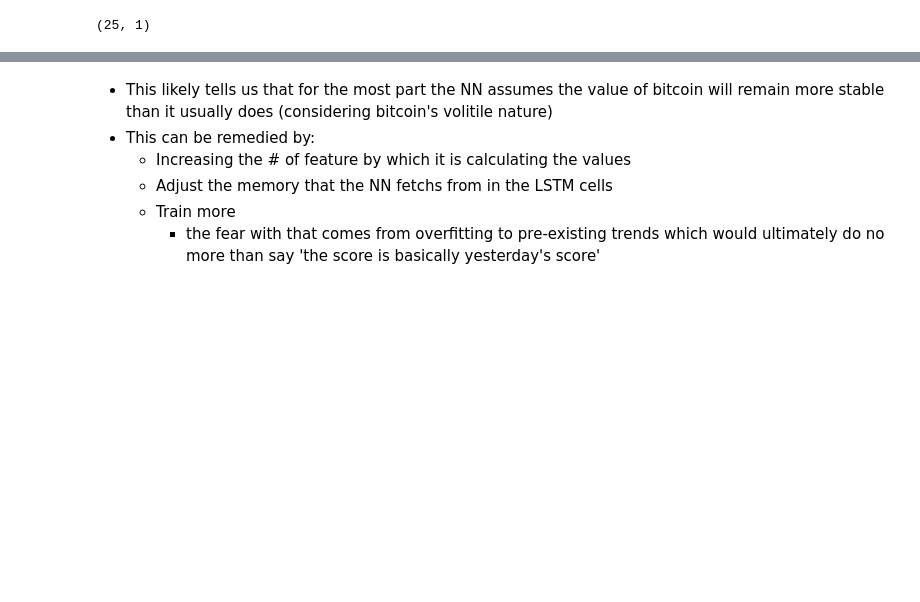
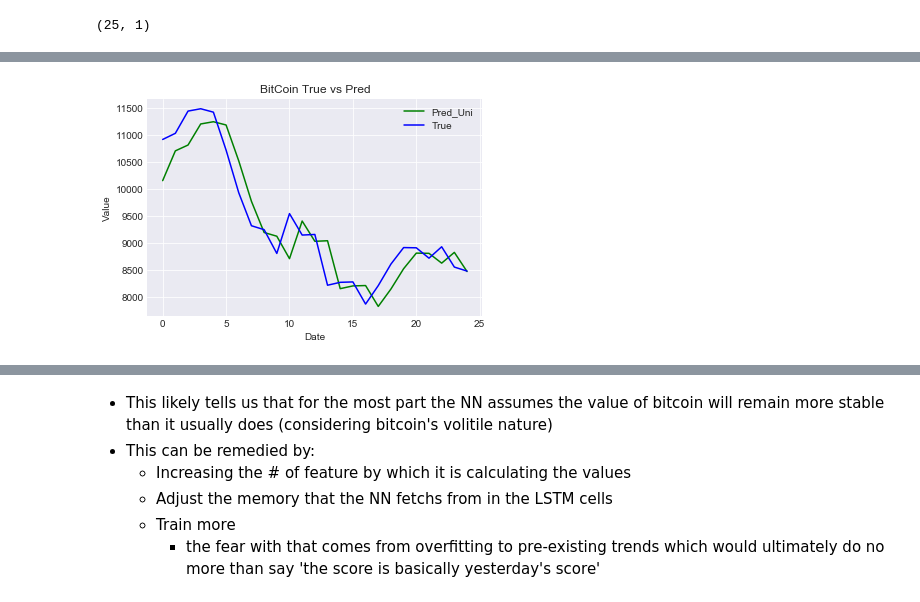
Before and after one commit to Mikhail-Naumov/Another_Bitcoin_Predictor, a Jupyter notebook: BitCoin_LSTM.ipynb, the cells around one changed output, grey strips where cells are left out. Cells and saved outputs as stored; diff of their text form; code cells hidden in the pictures; blank space fills up the shorter version.

```diff
--- a/BitCoin_LSTM.ipynb
+++ b/BitCoin_LSTM.ipynb
@@ -204,8 +204,7 @@ plot_eda(eda,'count')
 # %%
 #I am only doing the number of comments per day in the cryt subreddit
 
-reddit = pd.DataFrame(reddit.groupby('date')['comments','score'].sum())
-#reddit = pd.DataFrame(reddit.groupby('date')['neg_s','pos_s'].sum())
+reddit = pd.DataFrame(reddit.groupby('date')['comments','score','neg_s','pos_s','neg_ohe','pos_ohe'].sum())
 reddit.index = pd.to_datetime(reddit.index)
 # %%
 #Cleaning Missing Data
@@ -404,12 +400,11 @@ y_test.shape
 Uni_LSTM = 'reset'
 # design network
 Uni_LSTM = Sequential()
-Uni_LSTM.add(LSTM(256, return_sequences=True, activation='relu', input_shape=(X_train.shape[1], X_train.shape[2])))
+Uni_LSTM.add(LSTM(256, activation='relu', input_shape=(X_train.shape[1], X_train.shape[2])))
 Uni_LSTM.add(Dense(1))
 Uni_LSTM.compile(optimizer='adam', loss='mae')
 # fit network
-history_uni = Uni_LSTM.fit(X_train, y_train, batch_size=10, epochs=3,
-                           validation_data=(X_test, y_test),
-                           verbose=1)
+history_uni = Uni_LSTM.fit(X_train, y_train, batch_size=1, epochs=50,
+                           validation_data=(X_test, y_test), verbose=1)
 # %% [output]
 Train on 126 samples, validate on 25 samples
@@ -438,7 +435,16 @@ pred_uni = pd.DataFrame({'True':test_set,'Pred_Uni':predicted_BTC_price},index=t
+# %%
+predicted_BTC_price = Uni_LSTM.predict(X_test)
+predicted_BTC_price = mm.inverse_transform(predicted_BTC_price)[:,0]
+
+y_true = mm.inverse_transform(y_test)
 # %%
-pred_uni.Pred_Uni.plot(c='red')
+pred_uni = pd.DataFrame({'True':y_true.flatten(),'Pred_Uni':predicted_BTC_price.flatten()})
+
+pred_uni.Pred_Uni.plot(c='green')
 pred_uni['True'].plot(c='blue')
 plt.legend()
 plt.title('BitCoin True vs Pred')
 plt.ylabel('Value')
 plt.xlabel('Date');
+# %% [output]
+[figure, added]
```
Also changed, not shown: parts of 53 cells of this notebook.
